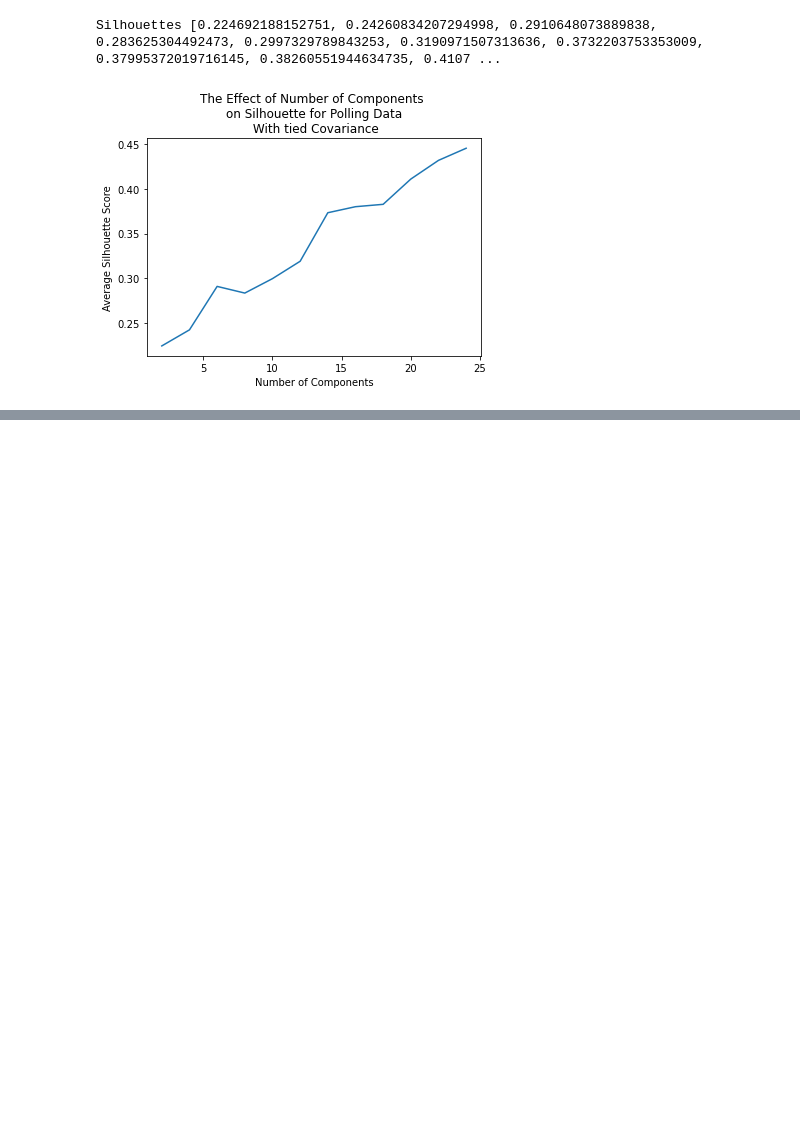
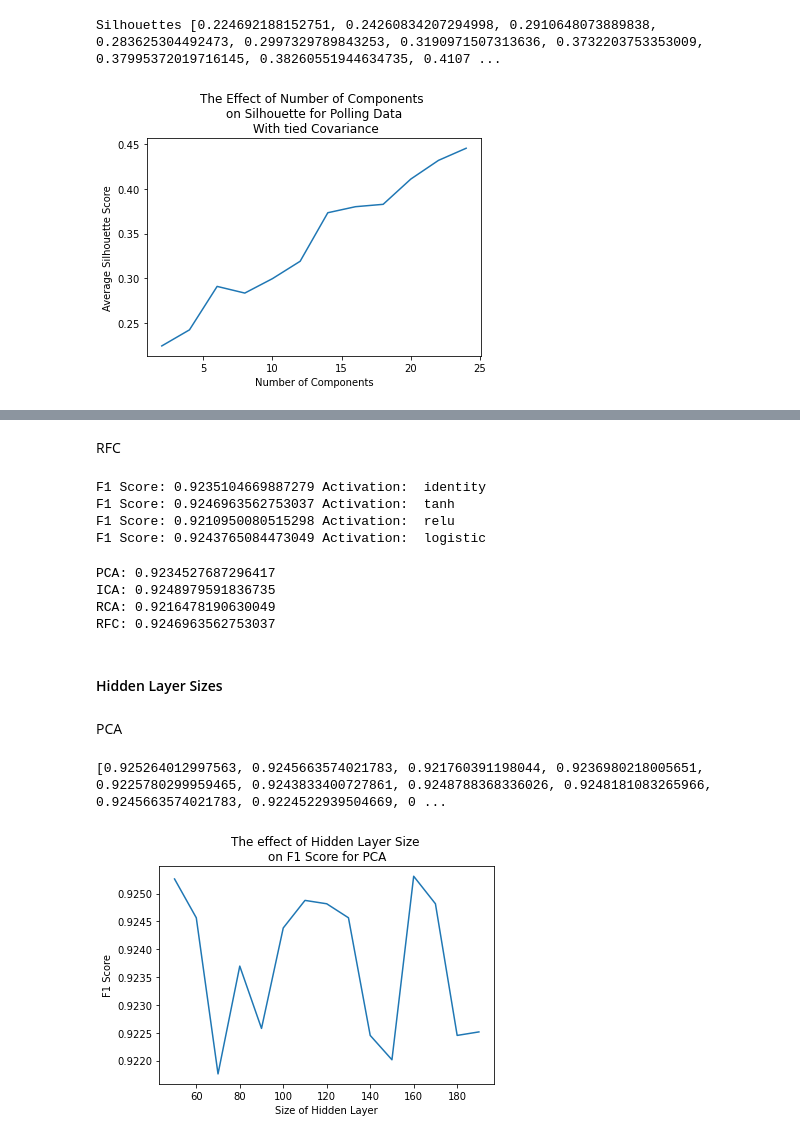
Before and after one commit to amandahutter/CS_7641, a Jupyter notebook: A3: Unsupervised Learning/A3.ipynb, the cells around one changed output, grey strips where cells are left out. Saved outputs shown, nothing was run; the diff lists cells and outputs as text; code cells hidden in the pictures; blank space fills up the shorter version.

```diff
--- a/A3: Unsupervised Learning/A3.ipynb
+++ b/A3: Unsupervised Learning/A3.ipynb
@@ -473,10 +473,13 @@ def run_kmeans(X_Data, range_num_clusters, title):
     plt.title("The Effect of Number of Clusters \non Silhouette for " + title)
     plt.show()
 # %%
-#kmeans_cluster(X_Train_Polling, [2, 3, 4, 5, 6, 7, 8, 9, 10], "Polling Data")
+
+import time
+
 start = time.time()
 
-run_kmeans(X_Train_Polling, np.arange(2, 25, 1) , "Polling Data")
+labels = run_kmeans(X_Train_Polling, np.arange(2, 25, 1) , "Polling Data")
+print(labels)
 
 end = time.time()
 elapsed = end-start
@@ -1232,0 +1324,46 @@ Silhouettes [0.224692188152751, 0.24260834207294998, 0.2910648073889838, 0.28362
+# %% [markdown]
+RFC
+# %%
+activation_functions = ['identity', 'tanh', 'relu', 'logistic' ]
+
+for activation in activation_functions:
+    print("F1 Score:", make_ann_dimred(rfc_X_Train_Polling, Y_Train_Polling, 156, activation, 'adam', 0.01), \
+         "Activation: ", activation)
+# %% [output]
+F1 Score: 0.9235104669887279 Activation:  identity
+F1 Score: 0.9246963562753037 Activation:  tanh
+F1 Score: 0.9210950080515298 Activation:  relu
+F1 Score: 0.9243765084473049 Activation:  logistic
+# %%
+print("PCA:", make_ann_dimred(pca_X_Train_Polling, Y_Train_Polling, 156, 'identity', 'adam', 0.01))
+print("ICA:", make_ann_dimred(ica_X_Train_Polling, Y_Train_Polling, 156, 'tanh', 'adam', 0.01))
+print("RCA:", make_ann_dimred(rca_X_Train_Polling, Y_Train_Polling, 156, 'identity', 'adam', 0.01))
+print("RFC:", make_ann_dimred(rfc_X_Train_Polling, Y_Train_Polling, 156, 'tanh', 'adam', 0.01))
+# %% [output]
+PCA: 0.9234527687296417
+ICA: 0.9248979591836735
+RCA: 0.9216478190630049
+RFC: 0.9246963562753037
+# %% [markdown]
+#### Hidden Layer Sizes
+# %% [markdown]
+PCA
+# %%
+f1_score_list = []
+hidden_layers_list = np.arange(50, 200, 10)
+
+for HL in hidden_layers_list:
+    f1_score = make_ann_dimred(pca_X_Train_Polling, Y_Train_Polling, HL, 'identity', 'adam', 0.01)
+    f1_score_list.append(f1_score)
+
+print(f1_score_list)
+
+plt.clf()
+plt.plot(hidden_layers_list, f1_score_list)
+plt.xlabel("Size of Hidden Layer")
+plt.ylabel("F1 Score")
+plt.title("The effect of Hidden Layer Size \non F1 Score for PCA")
+plt.show()
+# %% [output]
+[0.925264012997563, 0.9245663574021783, 0.921760391198044, 0.9236980218005651, 0.9225780299959465, 0.9243833400727861, 0.9248788368336026, 0.9248181083265966, 0.9245663574021783, 0.9224522939504669, 0 ...
+[figure, added]
```
Also changed, not shown: parts of 58 cells of this notebook.
